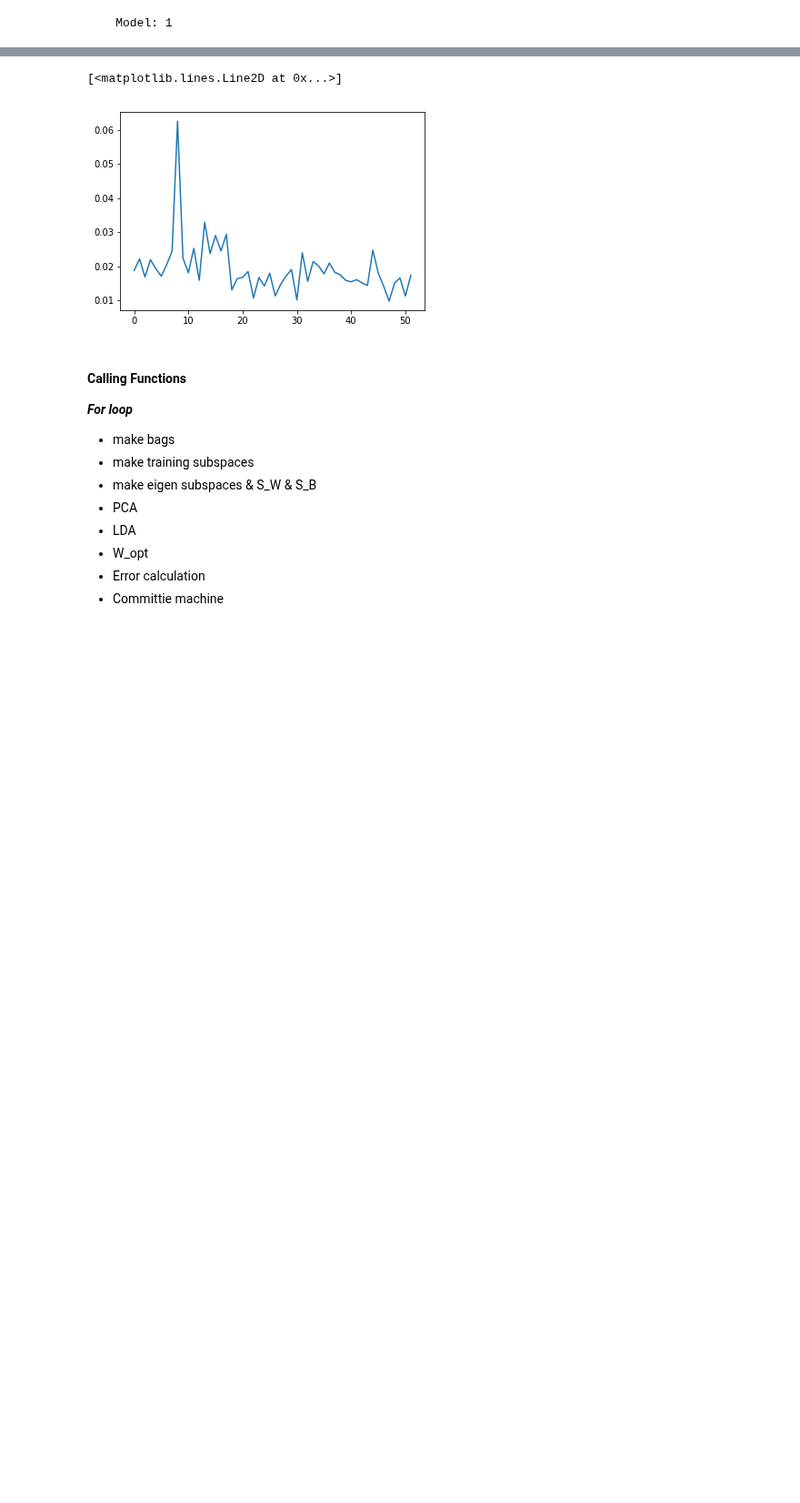
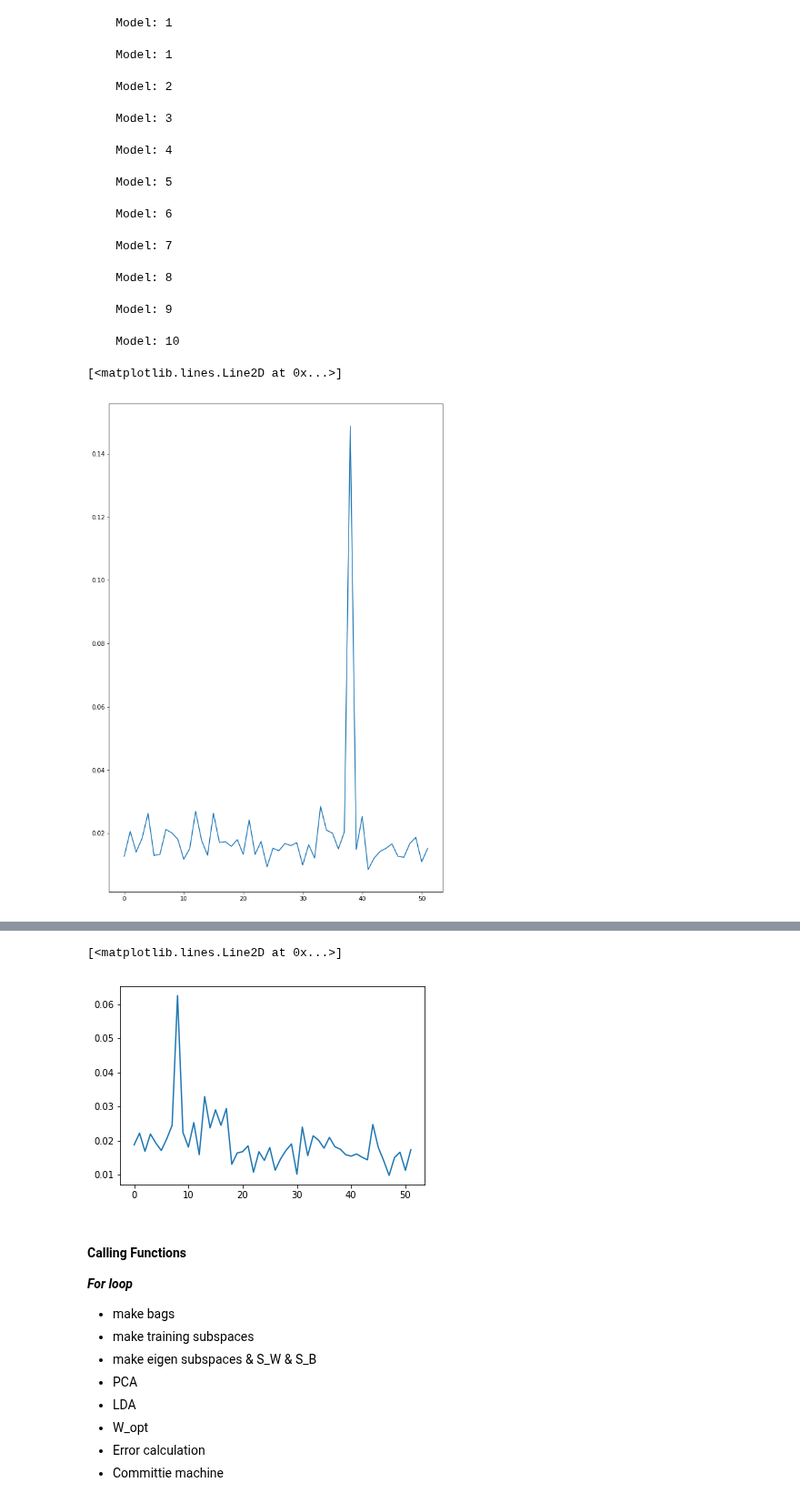
Before and after one commit to GPadley/EE4-68-PR, a Jupyter notebook: CW1/1.3_b.ipynb, the cells around one changed output, grey strips where cells are left out. Shown at 91% size. Cells and saved outputs as stored; diff of their text form; code cells hidden in the pictures; blank space fills up the shorter version.

```diff
--- a/CW1/1.3_b.ipynb
+++ b/CW1/1.3_b.ipynb
@@ -10,7 +10,9 @@ import timeit
 import matplotlib as mpl
 import random
 
-
+import matplotlib as mpl
+mpl.rcParams['figure.figsize'] = [15, 10]
+mpl.rcParams.update({'font.size': 20})
 mpl.rcParams['figure.figsize'] = (10,15)
 ds = sio.loadmat('face.mat')
 # %%
@@ -289,3 +289,37 @@ probb = prob_pred(v_opt, X_train, l_train)
 # print(probb)
 # %% [output]
     Model: 1
+# %%
+def prob_subspace(No_models, X_train, l_train):
+
+
+    probbs = []
+    model_space = bag_train_space(X_train, l_train, 1)
+#     print('    ', model_space.shape)
+    S_W, S_B = SWSB(model_space, X_bar)
+    for i in range(No_models):
+        print('    Model:', i+1)
+        w_pca, v_pca = rand_PCA(X_train, X_bar)
+#         plt.plot(w_pca)
+        w_fld, v_fld = LDA(S_W, S_B, v_pca)
+        v_opt = w_opt(v_pca, v_fld)
+        probb = prob_pred(v_opt, X_train, l_train)
+        probbs.append(probb)
+    return probbs
+# %%
+probz = prob_subspace(10, X_train, l_train)
+
+plt.plot(probz[0][2])
+# %% [output]
+    Model: 1
+    Model: 2
+    Model: 3
+    Model: 4
+    Model: 5
+    Model: 6
+    Model: 7
+    Model: 8
+    Model: 9
+    Model: 10
+[<matplotlib.lines.Line2D at 0x...>]
+[figure, added]
```
Also changed, not shown: parts of 7 cells of this notebook, 4 other files.
